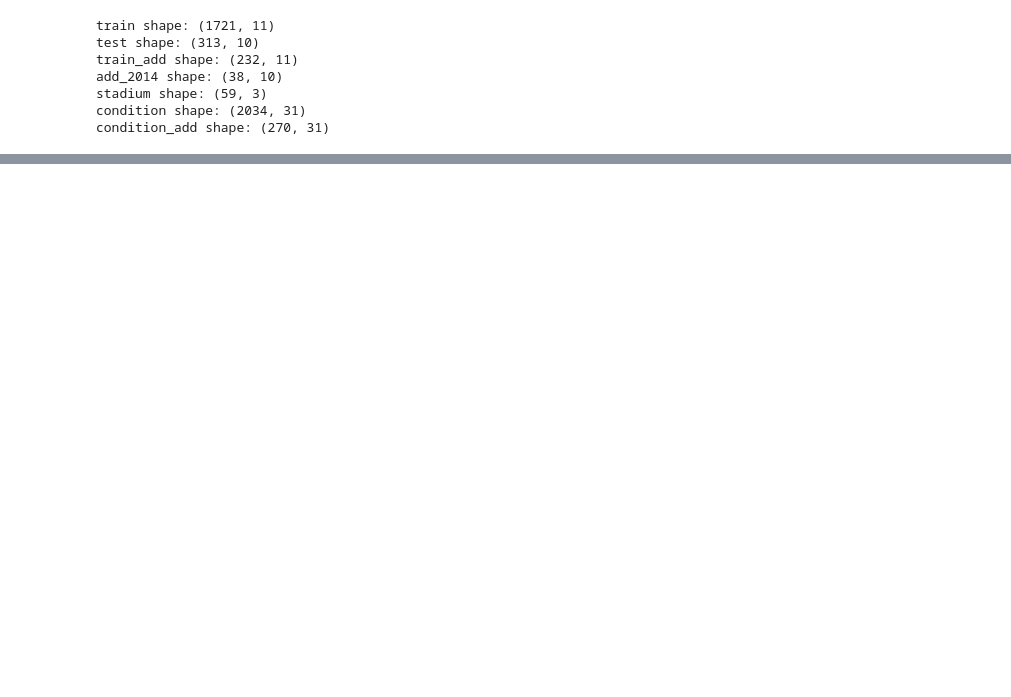
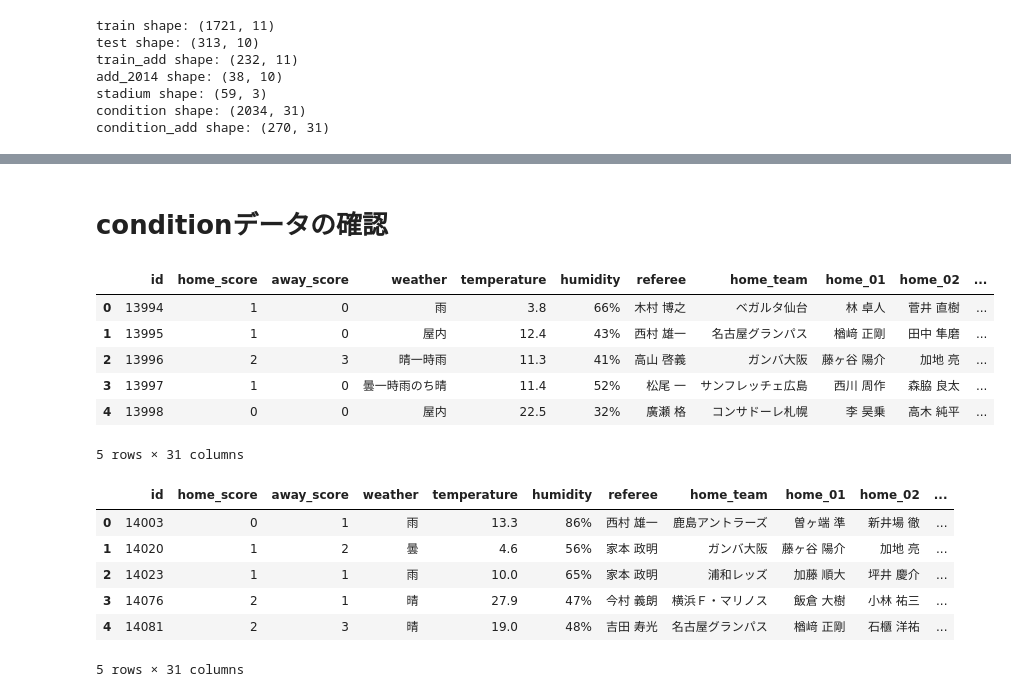
Before and after one commit to tmengineerx/j_league_customer_analysis_2014, a Jupyter notebook: notebooks/eda.ipynb, the cells around one changed output, grey strips where cells are left out. Drawn from its saved outputs; the diff is of its cells as text; code cells hidden in the pictures; blank space fills up the shorter version.

```diff
--- a/notebooks/eda.ipynb
+++ b/notebooks/eda.ipynb
@@ -45,0 +63,19 @@ condition_add shape: (270, 31)
+# %% [markdown]
+# conditionデータの確認
+# %%
+display(condition.head(),condition_add.head())
+# %% [output]
+|  | id | home_score | away_score | weather | temperature | humidity | referee | home_team | home_01 | home_02 | ... |
+| 0 | 13994 | 1 | 0 | 雨 | 3.8 | 66% | 木村 博之 | ベガルタ仙台 | 林 卓人 | 菅井 直樹 | ... |
+| 1 | 13995 | 1 | 0 | 屋内 | 12.4 | 43% | 西村 雄一 | 名古屋グランパス | 楢﨑 正剛 | 田中 隼磨 | ... |
+| 2 | 13996 | 2 | 3 | 晴一時雨 | 11.3 | 41% | 高山 啓義 | ガンバ大阪 | 藤ヶ谷 陽介 | 加地 亮 | ... |
+| 3 | 13997 | 1 | 0 | 曇一時雨のち晴 | 11.4 | 52% | 松尾 一 | サンフレッチェ広島 | 西川 周作 | 森脇 良太 | ... |
+| 4 | 13998 | 0 | 0 | 屋内 | 22.5 | 32% | 廣瀬 格 | コンサドーレ札幌 | 李 昊乗 | 高木 純平 | ... |
+5 rows × 31 columns
+|  | id | home_score | away_score | weather | temperature | humidity | referee | home_team | home_01 | home_02 | ... |
+| 0 | 14003 | 0 | 1 | 雨 | 13.3 | 86% | 西村 雄一 | 鹿島アントラーズ | 曽ヶ端 準 | 新井場 徹 | ... |
+| 1 | 14020 | 1 | 2 | 曇 | 4.6 | 56% | 家本 政明 | ガンバ大阪 | 藤ヶ谷 陽介 | 加地 亮 | ... |
+| 2 | 14023 | 1 | 1 | 雨 | 10.0 | 65% | 家本 政明 | 浦和レッズ | 加藤 順大 | 坪井 慶介 | ... |
+| 3 | 14076 | 2 | 1 | 晴 | 27.9 | 47% | 今村 義朗 | 横浜Ｆ・マリノス | 飯倉 大樹 | 小林 祐三 | ... |
+| 4 | 14081 | 2 | 3 | 晴 | 19.0 | 48% | 吉田 寿光 | 名古屋グランパス | 楢﨑 正剛 | 石櫃 洋祐 | ... |
+5 rows × 31 columns
```
Also changed, not shown: parts of 13 cells of this notebook, 2 other files.
